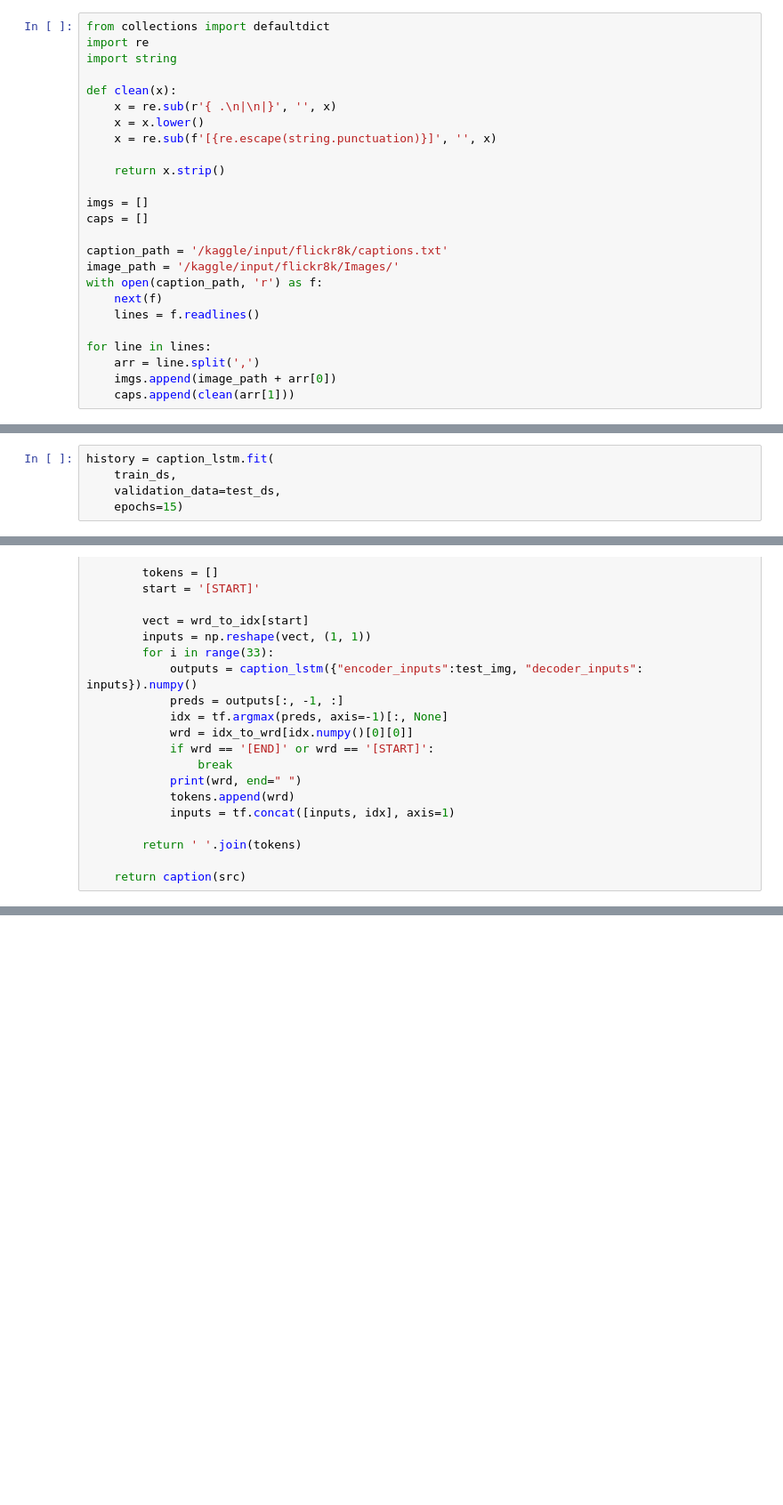
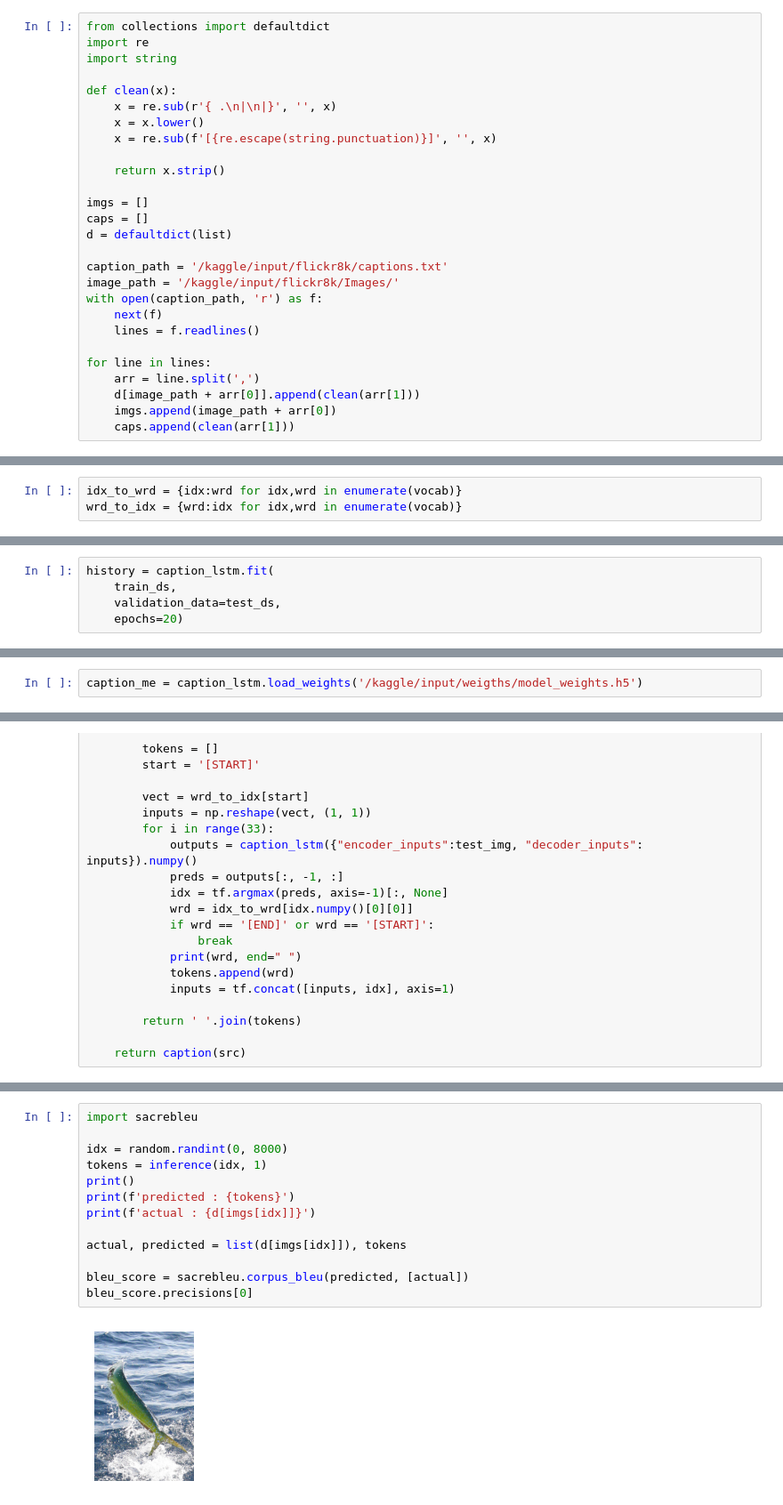
Before and after one commit to Mahmoud-ghareeb/Image-Captioning, a Jupyter notebook: Caption_ME.ipynb, the cells around one changed output, grey strips where cells are left out. Shown at 89% size. Cells and saved outputs as stored; diff of their text form; blank space fills up the shorter version.

Commit message:
image captioning

```diff
--- a/Caption_ME.ipynb
+++ b/Caption_ME.ipynb
@@ -72,6 +53,7 @@ def clean(x):
 
 imgs = []
 caps = []
+d = defaultdict(list)
 
 caption_path = '/kaggle/input/flickr8k/captions.txt'
 image_path = '/kaggle/input/flickr8k/Images/'
@@ -81,5 +63,6 @@ with open(caption_path, 'r') as f:
 
 for line in lines:
     arr = line.split(',')
+    d[image_path + arr[0]].append(clean(arr[1]))
     imgs.append(image_path + arr[0])
     caps.append(clean(arr[1]))
@@ -125,6 +106,9 @@ vocab[:10]
 # %% [output]
 8633
 ['', '[UNK]', 'a', '[START]', 'in', 'the', 'on', 'is', 'and', 'dog']
+# %%
+idx_to_wrd = {idx:wrd for idx,wrd in enumerate(vocab)}
+wrd_to_idx = {wrd:idx for idx,wrd in enumerate(vocab)}
 # %% [markdown]
 ### handling images
 # %%
@@ -306,5 +310,5 @@ caption_lstm.compile(optimizer='adam', loss='sparse_categorical_crossentropy', m
 history = caption_lstm.fit(
     train_ds,
     validation_data=test_ds,
-    epochs=15)
+    epochs=20)
 # %% [output]
@@ -342,3 +341,5 @@ caption_me = tf.saved_model.load('/kaggle/working/')
+# %%
+caption_me = caption_lstm.load_weights('/kaggle/input/weigths/model_weights.h5')
 # %%
 with open('/kaggle/working/vocab.pkl', 'rb') as f:
     idx_to_wrd, wrd_to_idx = pickle.load(f)
@@ -395,0 +411,15 @@ a group of children are in a sprinkler
+# %%
+import sacrebleu
+
+idx = random.randint(0, 8000)
+tokens = inference(idx, 1)
+print()
+print(f'predicted : {tokens}')
+print(f'actual : {d[imgs[idx]]}')
+
+actual, predicted = list(d[imgs[idx]]), tokens
+
+bleu_score = sacrebleu.corpus_bleu(predicted, [actual])
+bleu_score.precisions[0]
+# %% [output]
+[figure, added]
```
Also changed, not shown: parts of 16 cells of this notebook, 1 other file.
